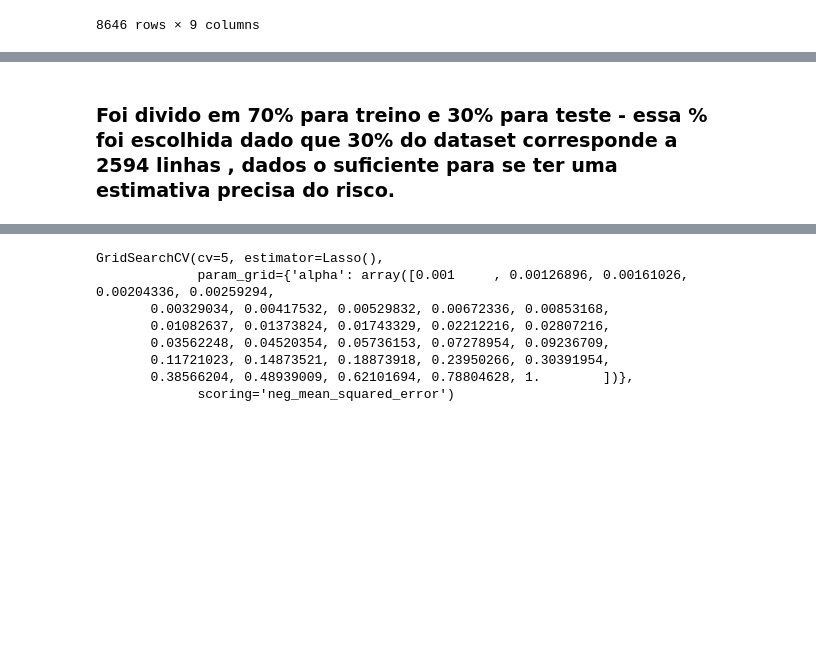
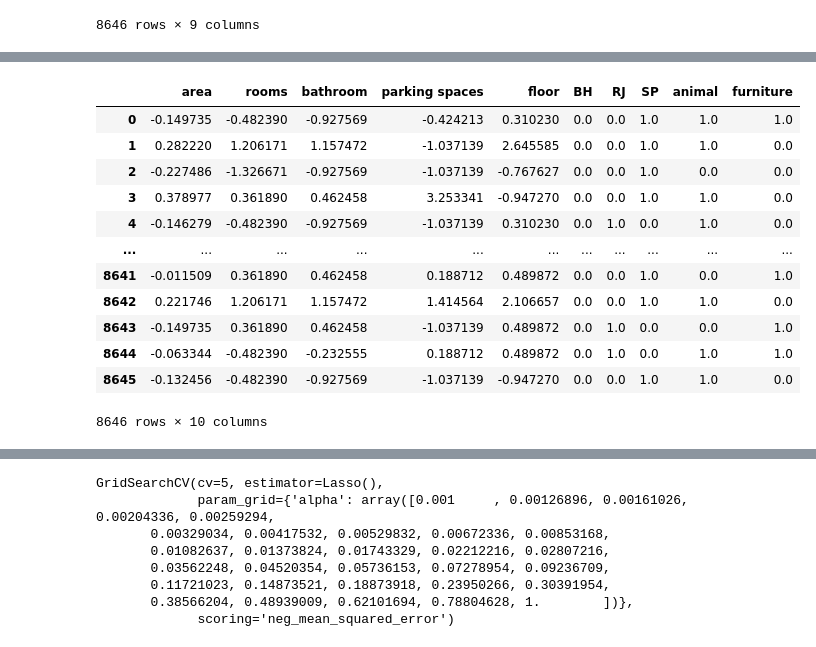
Before and after one commit to escobar-felipe/ML-ufscar, a Jupyter notebook: Lista_01.ipynb, the cells around one changed output, grey strips where cells are left out. Saved outputs shown, nothing was run; the diff lists cells and outputs as text; code cells hidden in the pictures; blank space fills up the shorter version.

```diff
--- a/Lista_01.ipynb
+++ b/Lista_01.ipynb
@@ -272 +272,17 @@ df_transf = pd.DataFrame(x, columns =['area', 'rooms', 'bathroom', 'parking spac
+# %%
+df_transf
+# %% [output]
+|  | area | rooms | bathroom | parking spaces | floor | BH | RJ | SP | animal | furniture |
+| 0 | -0.149735 | -0.482390 | -0.927569 | -0.424213 | 0.310230 | 0.0 | 0.0 | 1.0 | 1.0 | 1.0 |
+| 1 | 0.282220 | 1.206171 | 1.157472 | -1.037139 | 2.645585 | 0.0 | 0.0 | 1.0 | 1.0 | 0.0 |
+| 2 | -0.227486 | -1.326671 | -0.927569 | -1.037139 | -0.767627 | 0.0 | 0.0 | 1.0 | 0.0 | 0.0 |
+| 3 | 0.378977 | 0.361890 | 0.462458 | 3.253341 | -0.947270 | 0.0 | 0.0 | 1.0 | 1.0 | 0.0 |
+| 4 | -0.146279 | -0.482390 | -0.927569 | -1.037139 | 0.310230 | 0.0 | 1.0 | 0.0 | 1.0 | 0.0 |
+| ... | ... | ... | ... | ... | ... | ... | ... | ... | ... | ... |
+| 8641 | -0.011509 | 0.361890 | 0.462458 | 0.188712 | 0.489872 | 0.0 | 0.0 | 1.0 | 0.0 | 1.0 |
+| 8642 | 0.221746 | 1.206171 | 1.157472 | 1.414564 | 2.106657 | 0.0 | 0.0 | 1.0 | 1.0 | 0.0 |
+| 8643 | -0.149735 | 0.361890 | 0.462458 | -1.037139 | 0.489872 | 0.0 | 1.0 | 0.0 | 0.0 | 1.0 |
+| 8644 | -0.063344 | -0.482390 | -0.232555 | 0.188712 | 0.489872 | 0.0 | 1.0 | 0.0 | 1.0 | 1.0 |
+| 8645 | -0.132456 | -0.482390 | -0.927569 | -1.037139 | -0.947270 | 0.0 | 0.0 | 1.0 | 1.0 | 0.0 |
+8646 rows × 10 columns
 # %%
@@ -274,2 +289,0 @@ y  =np.log(df['rent amount (R$)'])
-# %% [markdown]
-### Foi divido em 70% para treino e 30% para teste - essa % foi escolhida dado que 30% do dataset corresponde a 2594 linhas , dados o suficiente para se ter uma estimativa precisa do risco.
```
Also changed, not shown: parts of 90 cells of this notebook.
